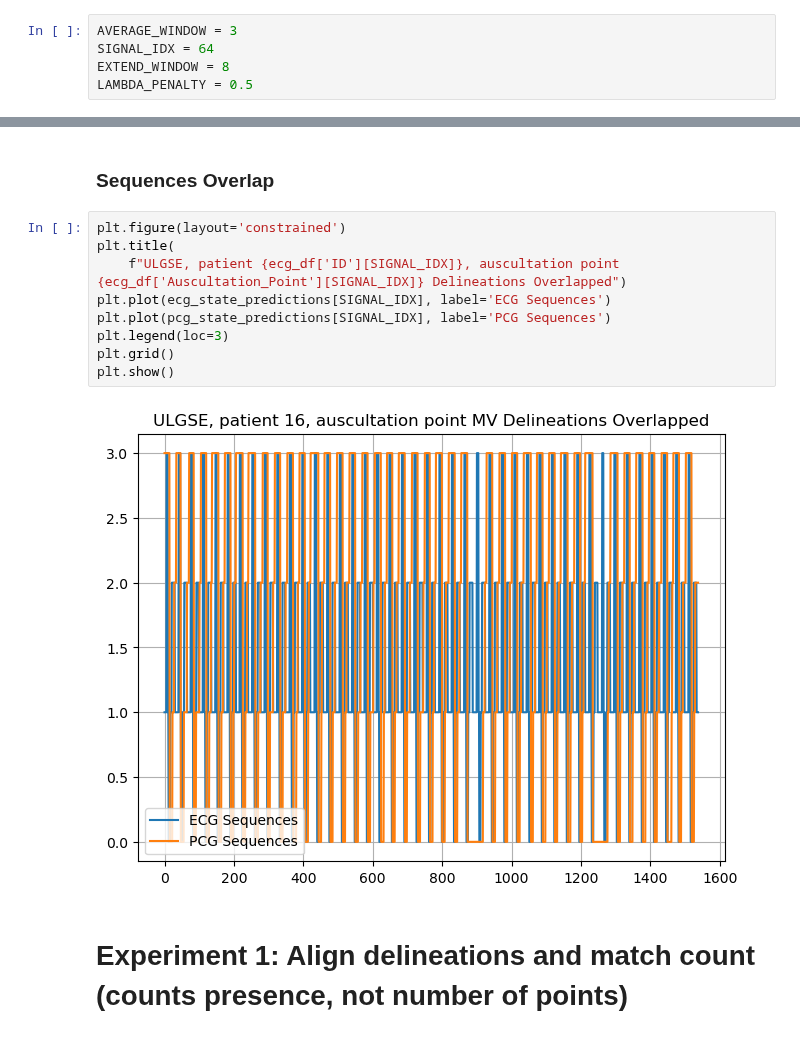
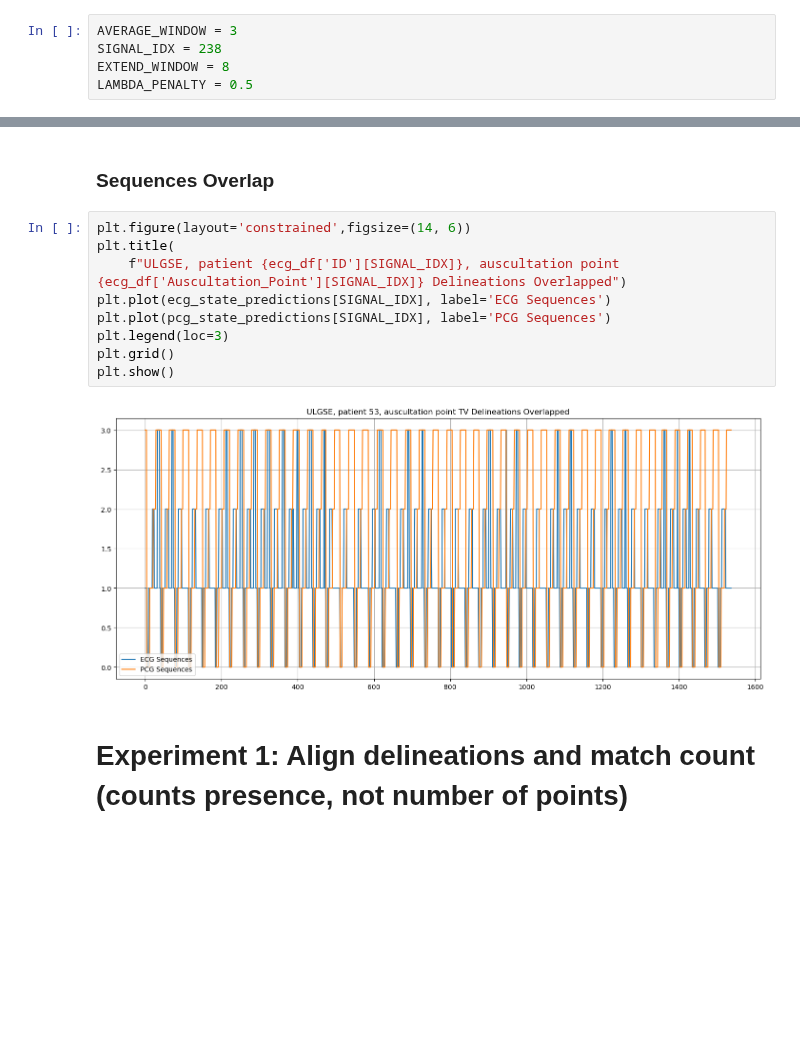
Before and after one commit to DanielProanoGuevara/Multimodal_SQA, a Jupyter notebook: segment_alignment.ipynb, the cells around one changed output, grey strips where cells are left out. Saved outputs shown, nothing was run; the diff lists cells and outputs as text; blank space fills up the shorter version.

```diff
--- a/segment_alignment.ipynb
+++ b/segment_alignment.ipynb
@@ -20,7 +20,7 @@ import feature_extraction_lib as ftelib
 Constants
 # %%
 AVERAGE_WINDOW = 3
-SIGNAL_IDX = 64
+SIGNAL_IDX = 238
 EXTEND_WINDOW = 8
 LAMBDA_PENALTY = 0.5
 # %% [markdown]
@@ -165,16 +165,16 @@ fig.show()
 # %% [markdown]
 ### Sequences Overlap
 # %%
-plt.figure(layout='constrained')
+plt.figure(layout='constrained',figsize=(14, 6))
 plt.title(
     f"ULGSE, patient {ecg_df['ID'][SIGNAL_IDX]}, auscultation point {ecg_df['Auscultation_Point'][SIGNAL_IDX]} Delineations Overlapped")
 plt.plot(ecg_state_predictions[SIGNAL_IDX], label='ECG Sequences')
 plt.plot(pcg_state_predictions[SIGNAL_IDX], label='PCG Sequences')
 plt.legend(loc=3)
 plt.grid()
 plt.show()
 # %% [output]
-[figure, old version]
+[figure, new version]
 # %% [markdown]
 # Experiment 1: Align delineations and match count (counts presence, not number of points)
 # %%
```
Also changed, not shown: parts of 11 cells of this notebook, 7 other files.
